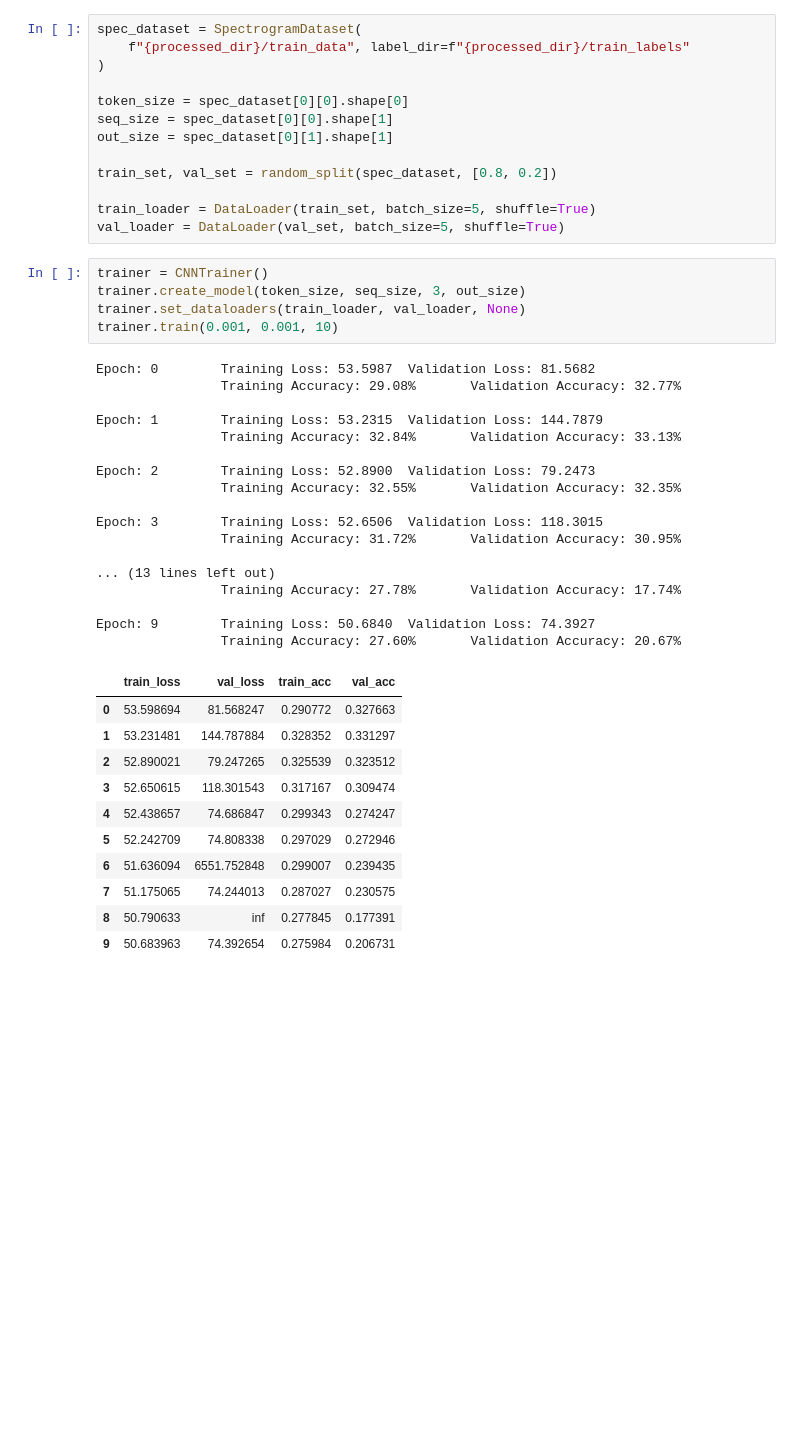
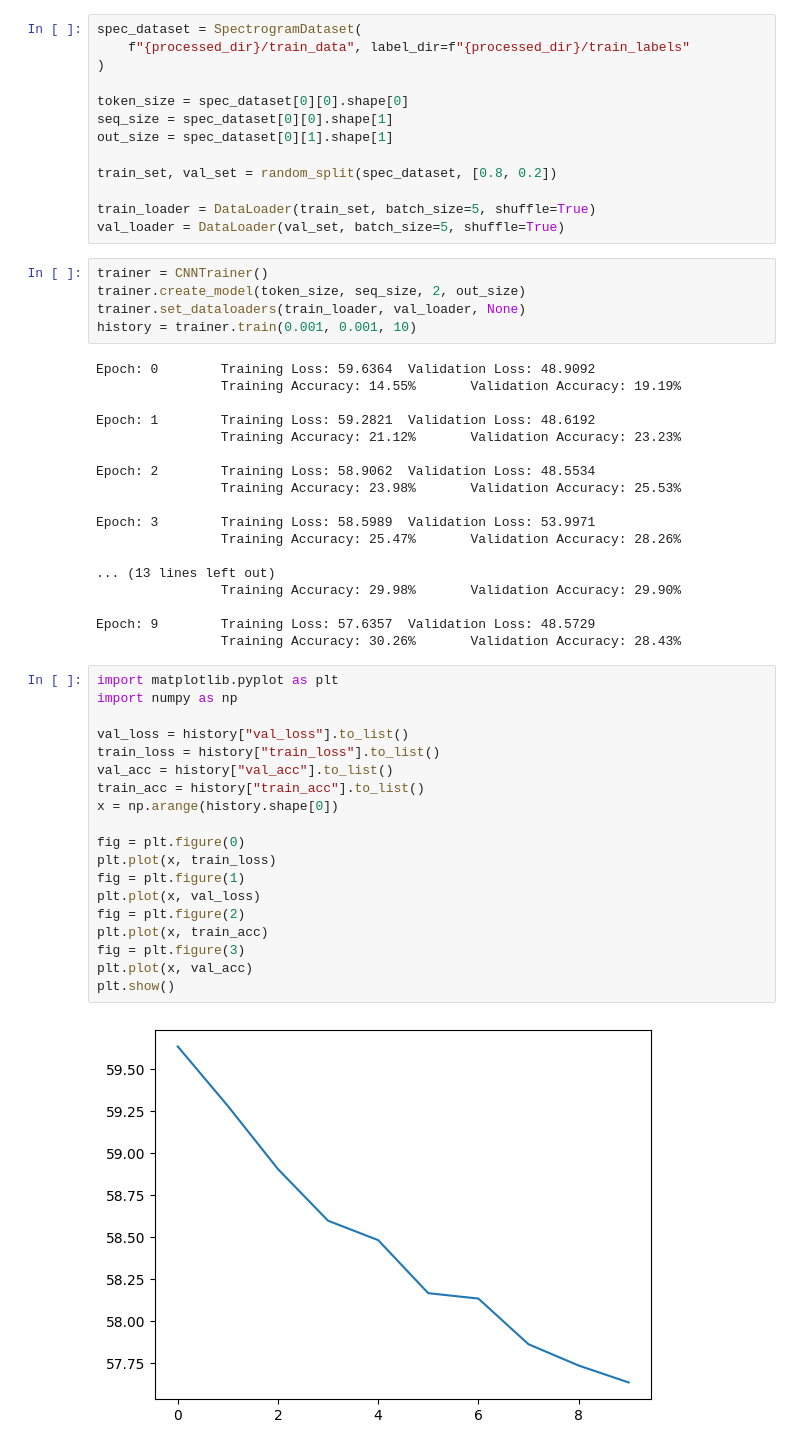
Before and after one commit to rainyuxuan/music-gen, a Jupyter notebook: notebooks/cnn-test.ipynb, the cells around one changed output. Saved outputs shown, nothing was run; the diff lists cells and outputs as text; blank space fills up the shorter version.

Commit message:
modified cnn hidden size

```diff
--- a/notebooks/cnn-test.ipynb
+++ b/notebooks/cnn-test.ipynb
@@ -155,35 +44,45 @@ train_loader = DataLoader(train_set, batch_size=5, shuffle=True)
 val_loader = DataLoader(val_set, batch_size=5, shuffle=True)
 # %%
 trainer = CNNTrainer()
-trainer.create_model(token_size, seq_size, 3, out_size)
+trainer.create_model(token_size, seq_size, 2, out_size)
 trainer.set_dataloaders(train_loader, val_loader, None)
-trainer.train(0.001, 0.001, 10)
+history = trainer.train(0.001, 0.001, 10)
 # %% [output]
-Epoch: 0        Training Loss: 53.5987  Validation Loss: 81.5682
-                Training Accuracy: 29.08%       Validation Accuracy: 32.77%
+Epoch: 0        Training Loss: 59.6364  Validation Loss: 48.9092
+                Training Accuracy: 14.55%       Validation Accuracy: 19.19%
 
-Epoch: 1        Training Loss: 53.2315  Validation Loss: 144.7879
-                Training Accuracy: 32.84%       Validation Accuracy: 33.13%
+Epoch: 1        Training Loss: 59.2821  Validation Loss: 48.6192
+                Training Accuracy: 21.12%       Validation Accuracy: 23.23%
 
-Epoch: 2        Training Loss: 52.8900  Validation Loss: 79.2473
-                Training Accuracy: 32.55%       Validation Accuracy: 32.35%
+Epoch: 2        Training Loss: 58.9062  Validation Loss: 48.5534
+                Training Accuracy: 23.98%       Validation Accuracy: 25.53%
 
-Epoch: 3        Training Loss: 52.6506  Validation Loss: 118.3015
-                Training Accuracy: 31.72%       Validation Accuracy: 30.95%
+Epoch: 3        Training Loss: 58.5989  Validation Loss: 53.9971
+                Training Accuracy: 25.47%       Validation Accuracy: 28.26%
 
 ... (13 lines left out)
-                Training Accuracy: 27.78%       Validation Accuracy: 17.74%
+                Training Accuracy: 29.98%       Validation Accuracy: 29.90%
 
-Epoch: 9        Training Loss: 50.6840  Validation Loss: 74.3927
-                Training Accuracy: 27.60%       Validation Accuracy: 20.67%
+Epoch: 9        Training Loss: 57.6357  Validation Loss: 48.5729
+                Training Accuracy: 30.26%       Validation Accuracy: 28.43%
-|  | train_loss | val_loss | train_acc | val_acc |
-| 0 | 53.598694 | 81.568247 | 0.290772 | 0.327663 |
-| 1 | 53.231481 | 144.787884 | 0.328352 | 0.331297 |
-| 2 | 52.890021 | 79.247265 | 0.325539 | 0.323512 |
-| 3 | 52.650615 | 118.301543 | 0.317167 | 0.309474 |
-| 4 | 52.438657 | 74.686847 | 0.299343 | 0.274247 |
-| 5 | 52.242709 | 74.808338 | 0.297029 | 0.272946 |
-| 6 | 51.636094 | 6551.752848 | 0.299007 | 0.239435 |
-| 7 | 51.175065 | 74.244013 | 0.287027 | 0.230575 |
-| 8 | 50.790633 | inf | 0.277845 | 0.177391 |
-| 9 | 50.683963 | 74.392654 | 0.275984 | 0.206731 |
+# %%
+import matplotlib.pyplot as plt
+import numpy as np
+
+val_loss = history["val_loss"].to_list()
+train_loss = history["train_loss"].to_list()
+val_acc = history["val_acc"].to_list()
+train_acc = history["train_acc"].to_list()
+x = np.arange(history.shape[0])
+
+fig = plt.figure(0)
+plt.plot(x, train_loss)
+fig = plt.figure(1)
+plt.plot(x, val_loss)
+fig = plt.figure(2)
+plt.plot(x, train_acc)
+fig = plt.figure(3)
+plt.plot(x, val_acc)
+plt.show()
+# %% [output]
+[figure, added]
```
Also changed, not shown: parts of 3 cells of this notebook, 1 other file.
